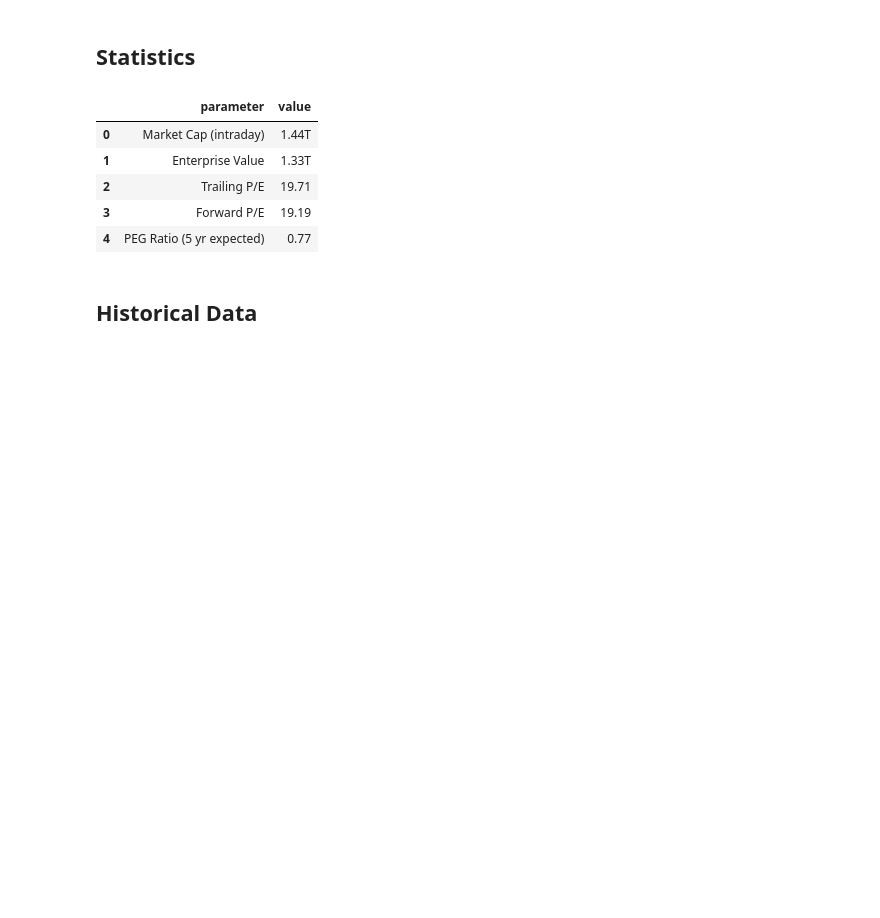
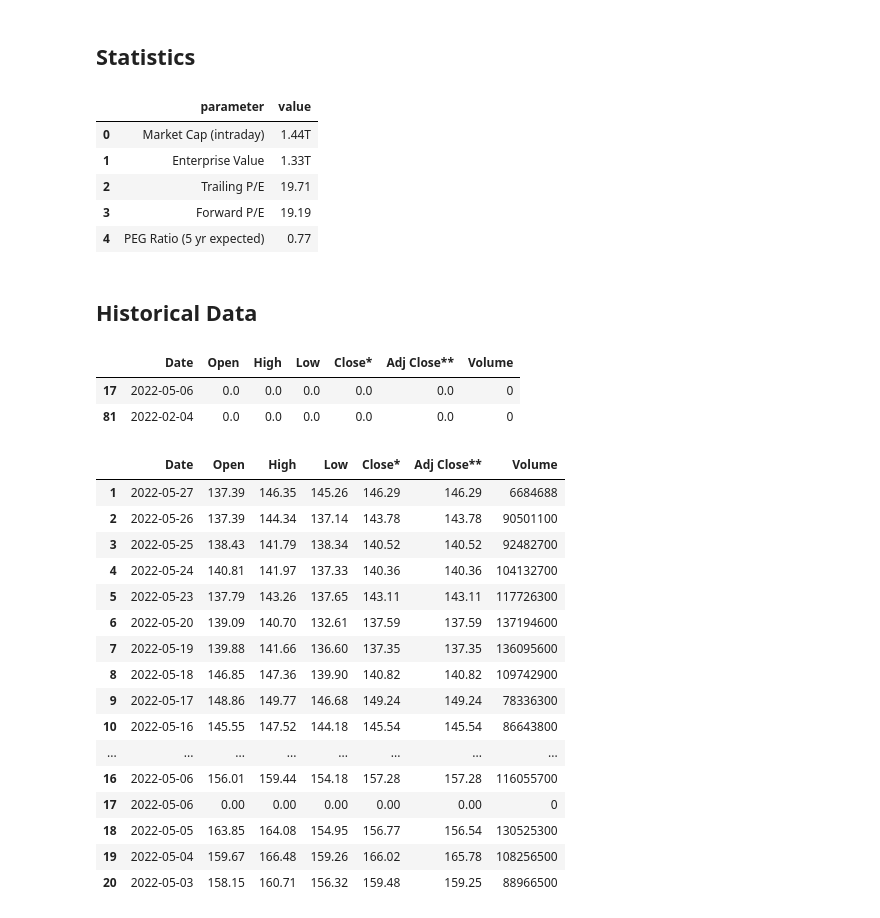
Before and after one commit to stijnverpoest/stock-scraping, a Jupyter notebook: stock_scraping.ipynb, the cells around one changed output. Drawn from its saved outputs; the diff is of its cells as text; code cells hidden in the pictures; blank space fills up the shorter version.

```diff
--- a/stock_scraping.ipynb
+++ b/stock_scraping.ipynb
@@ -61,0 +62,26 @@ ASML_sp = hist_stock_price('ASML.AS')
+# %%
+ASML_sp[ASML_sp.Open == 0]
+# %% [output]
+|  | Date | Open | High | Low | Close* | Adj Close** | Volume |
+| 17 | 2022-05-06 | 0.0 | 0.0 | 0.0 | 0.0 | 0.0 | 0 |
+| 81 | 2022-02-04 | 0.0 | 0.0 | 0.0 | 0.0 | 0.0 | 0 |
+# %%
+ASML_sp.head(20)
+# %% [output]
+|  | Date | Open | High | Low | Close* | Adj Close** | Volume |
+| 1 | 2022-05-27 | 137.39 | 146.35 | 145.26 | 146.29 | 146.29 | 6684688 |
+| 2 | 2022-05-26 | 137.39 | 144.34 | 137.14 | 143.78 | 143.78 | 90501100 |
+| 3 | 2022-05-25 | 138.43 | 141.79 | 138.34 | 140.52 | 140.52 | 92482700 |
+| 4 | 2022-05-24 | 140.81 | 141.97 | 137.33 | 140.36 | 140.36 | 104132700 |
+| 5 | 2022-05-23 | 137.79 | 143.26 | 137.65 | 143.11 | 143.11 | 117726300 |
+| 6 | 2022-05-20 | 139.09 | 140.70 | 132.61 | 137.59 | 137.59 | 137194600 |
+| 7 | 2022-05-19 | 139.88 | 141.66 | 136.60 | 137.35 | 137.35 | 136095600 |
+| 8 | 2022-05-18 | 146.85 | 147.36 | 139.90 | 140.82 | 140.82 | 109742900 |
+| 9 | 2022-05-17 | 148.86 | 149.77 | 146.68 | 149.24 | 149.24 | 78336300 |
+| 10 | 2022-05-16 | 145.55 | 147.52 | 144.18 | 145.54 | 145.54 | 86643800 |
+| ... | ... | ... | ... | ... | ... | ... | ... |
+| 16 | 2022-05-06 | 156.01 | 159.44 | 154.18 | 157.28 | 157.28 | 116055700 |
+| 17 | 2022-05-06 | 0.00 | 0.00 | 0.00 | 0.00 | 0.00 | 0 |
+| 18 | 2022-05-05 | 163.85 | 164.08 | 154.95 | 156.77 | 156.54 | 130525300 |
+| 19 | 2022-05-04 | 159.67 | 166.48 | 159.26 | 166.02 | 165.78 | 108256500 |
+| 20 | 2022-05-03 | 158.15 | 160.71 | 156.32 | 159.48 | 159.25 | 88966500 |
```
Also changed, not shown: parts of 14 cells of this notebook.
